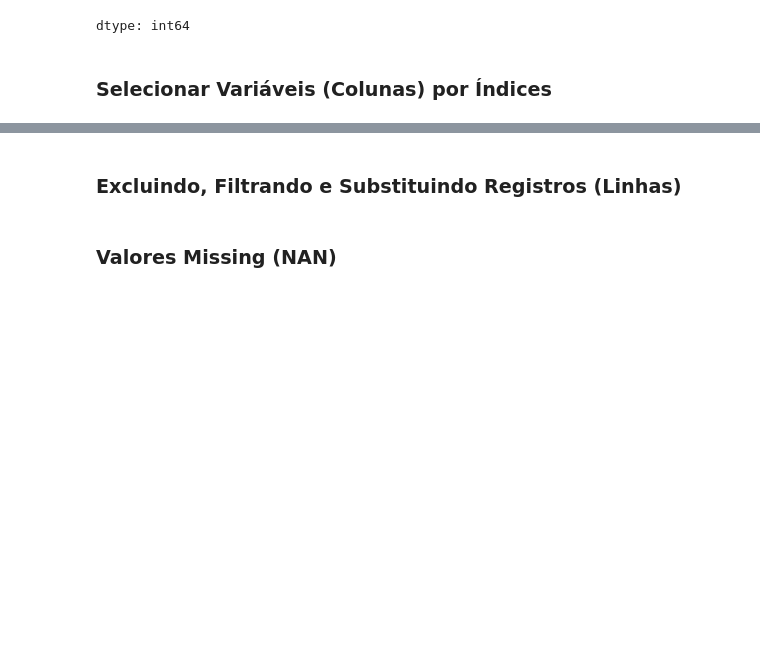
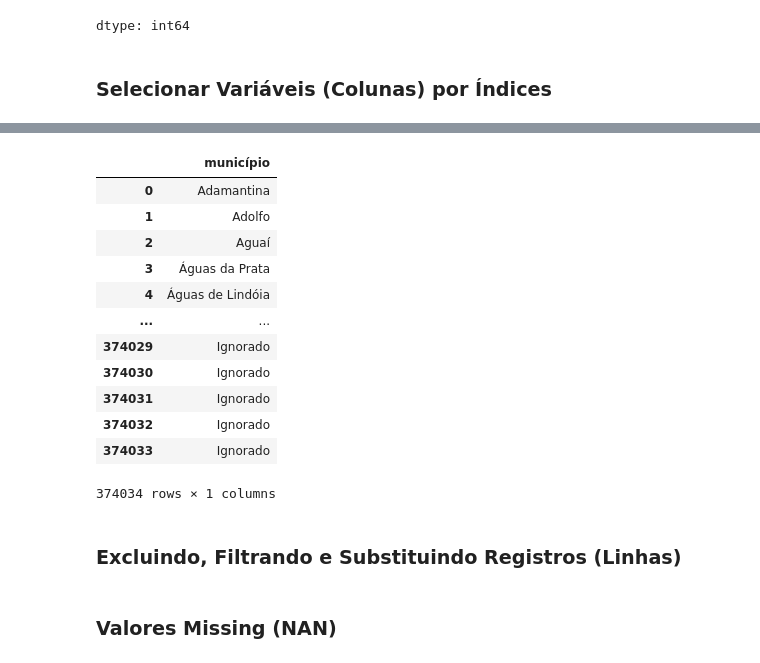
Before and after one commit to GuilhermeFogolin/Python-Dados-Machine-Learning, a Jupyter notebook: Tratamento_Projeto01.ipynb, the cells around one changed output, grey strips where cells are left out. Saved outputs shown, nothing was run; the diff lists cells and outputs as text; code cells hidden in the pictures; blank space fills up the shorter version.

Commit message:
Organizando dados: selecionando variáveis por índices e convertendo lista em df

```diff
--- a/Tratamento_Projeto01.ipynb
+++ b/Tratamento_Projeto01.ipynb
@@ -311,6 +363,20 @@ type(lista_y)
 # %%
-df = pd.DataFrame(lista_y,columns=['municipio'])
+df = pd.DataFrame(lista_y,columns=['município'])
 df
+# %% [output]
+|  | município |
+| 0 | Adamantina |
+| 1 | Adolfo |
+| 2 | Aguaí |
+| 3 | Águas da Prata |
+| 4 | Águas de Lindóia |
+| ... | ... |
+| 374029 | Ignorado |
+| 374030 | Ignorado |
+| 374031 | Ignorado |
+| 374032 | Ignorado |
+| 374033 | Ignorado |
+374034 rows × 1 columns
 # %% [markdown]
 ### **Excluindo, Filtrando e Substituindo Registros (Linhas)**
 # %%
```
Also changed, not shown: parts of 7 cells of this notebook.
